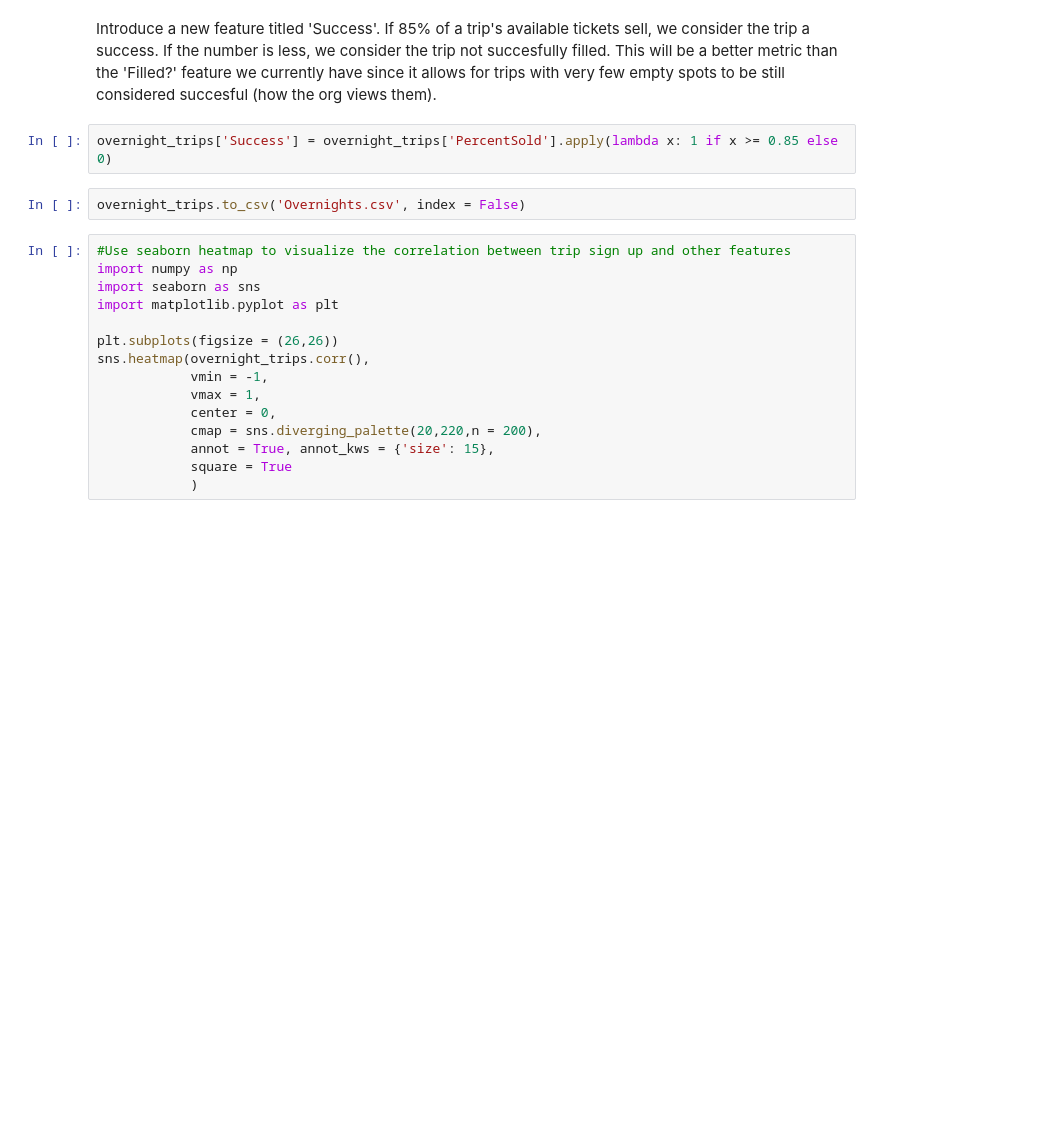
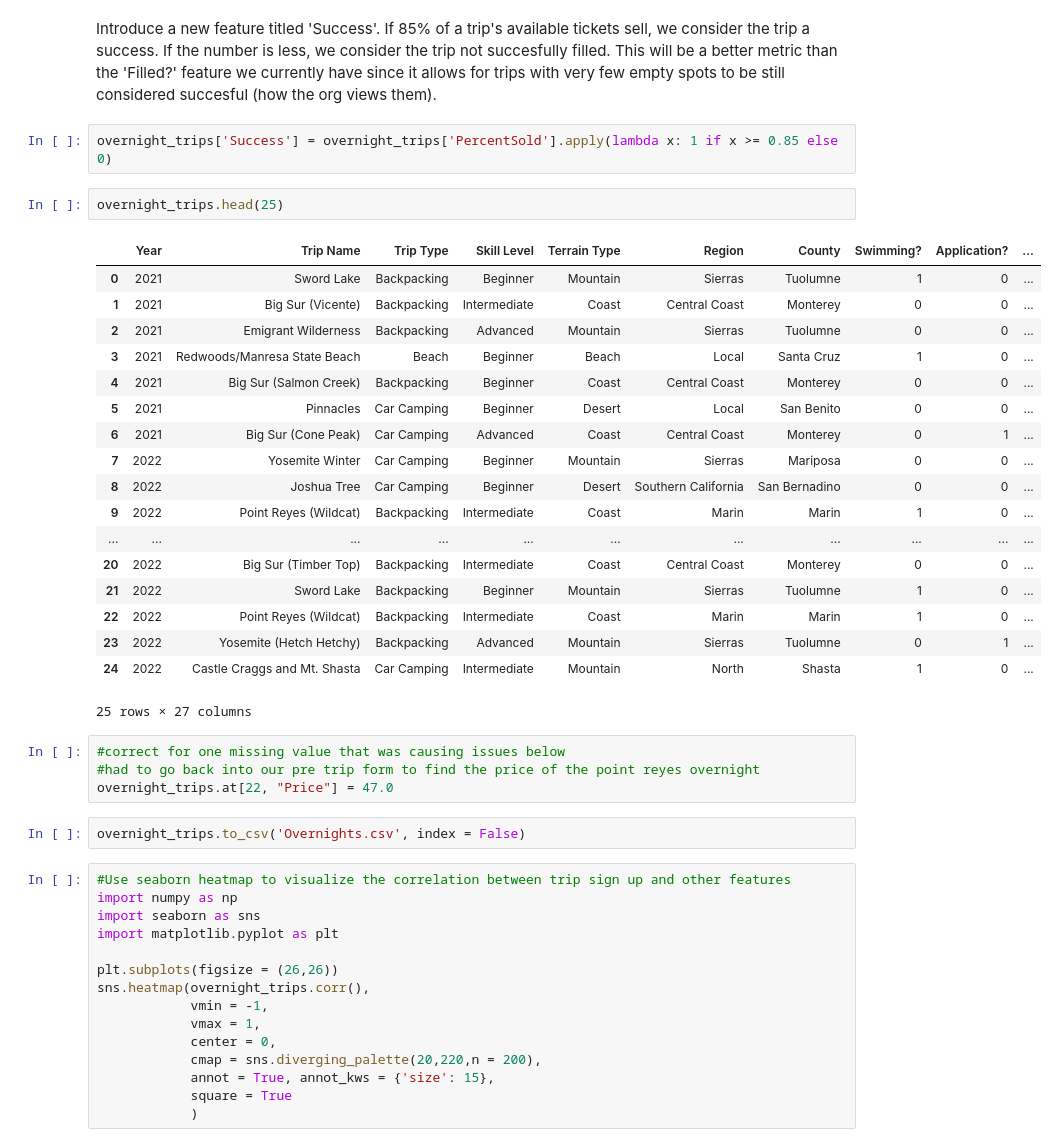
Before and after one commit to mnocerino23/Into-the-Wild, a Jupyter notebook: Overnights.ipynb, the cells around one changed output. Drawn from its saved outputs; the diff is of its cells as text; blank space fills up the shorter version.

```diff
--- a/Overnights.ipynb
+++ b/Overnights.ipynb
@@ -206,6 +206,31 @@ Text(0.5, 0, 'Trip Price (USD)')
 Introduce a new feature titled 'Success'. If 85% of a trip's available tickets sell, we consider the trip a success. If the number is less, we consider the trip not succesfully filled. This will be a better metric than the 'Filled?' feature we currently have since it allows for trips with very few empty spots to be still considered succesful (how the org views them).
 # %%
 overnight_trips['Success'] = overnight_trips['PercentSold'].apply(lambda x: 1 if x >= 0.85 else 0)
+# %%
+overnight_trips.head(25)
+# %% [output]
+|  | Year | Trip Name | Trip Type | Skill Level | Terrain Type | Region | County | Swimming? | Application? | ... |
+| 0 | 2021 | Sword Lake | Backpacking | Beginner | Mountain | Sierras | Tuolumne | 1 | 0 | ... |
+| 1 | 2021 | Big Sur (Vicente) | Backpacking | Intermediate | Coast | Central Coast | Monterey | 0 | 0 | ... |
+| 2 | 2021 | Emigrant Wilderness | Backpacking | Advanced | Mountain | Sierras | Tuolumne | 0 | 0 | ... |
+| 3 | 2021 | Redwoods/Manresa State Beach | Beach | Beginner | Beach | Local | Santa Cruz | 1 | 0 | ... |
+| 4 | 2021 | Big Sur (Salmon Creek) | Backpacking | Beginner | Coast | Central Coast | Monterey | 0 | 0 | ... |
+| 5 | 2021 | Pinnacles | Car Camping | Beginner | Desert | Local | San Benito | 0 | 0 | ... |
+| 6 | 2021 | Big Sur (Cone Peak) | Car Camping | Advanced | Coast | Central Coast | Monterey | 0 | 1 | ... |
+| 7 | 2022 | Yosemite Winter | Car Camping | Beginner | Mountain | Sierras | Mariposa | 0 | 0 | ... |
+| 8 | 2022 | Joshua Tree | Car Camping | Beginner | Desert | Southern California | San Bernadino | 0 | 0 | ... |
+| 9 | 2022 | Point Reyes (Wildcat) | Backpacking | Intermediate | Coast | Marin | Marin | 1 | 0 | ... |
+| ... | ... | ... | ... | ... | ... | ... | ... | ... | ... | ... |
+| 20 | 2022 | Big Sur (Timber Top) | Backpacking | Intermediate | Coast | Central Coast | Monterey | 0 | 0 | ... |
+| 21 | 2022 | Sword Lake | Backpacking | Beginner | Mountain | Sierras | Tuolumne | 1 | 0 | ... |
+| 22 | 2022 | Point Reyes (Wildcat) | Backpacking | Intermediate | Coast | Marin | Marin | 1 | 0 | ... |
+| 23 | 2022 | Yosemite (Hetch Hetchy) | Backpacking | Advanced | Mountain | Sierras | Tuolumne | 0 | 1 | ... |
+| 24 | 2022 | Castle Craggs and Mt. Shasta | Car Camping | Intermediate | Mountain | North | Shasta | 1 | 0 | ... |
+25 rows × 27 columns
+# %%
+#correct for one missing value that was causing issues below
+#had to go back into our pre trip form to find the price of the point reyes overnight
+overnight_trips.at[22, "Price"] = 47.0
 # %%
 overnight_trips.to_csv('Overnights.csv', index = False)
 # %%
```
Also changed, not shown: parts of 3 cells of this notebook.
